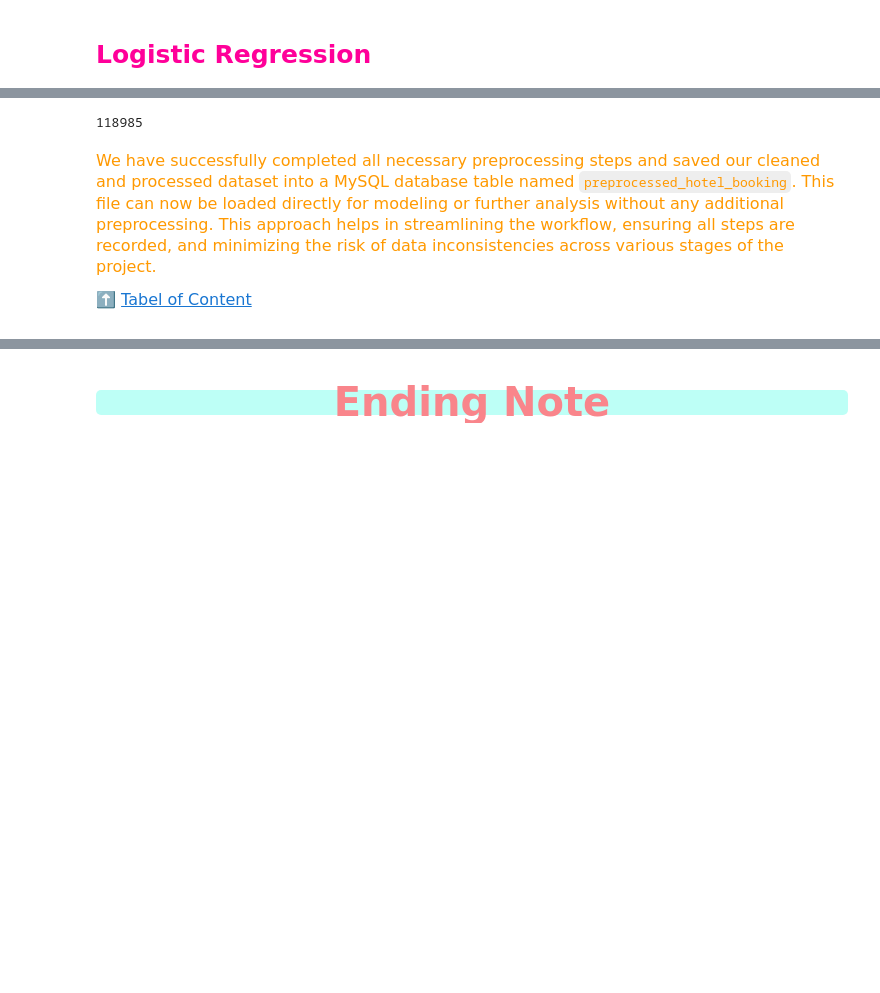
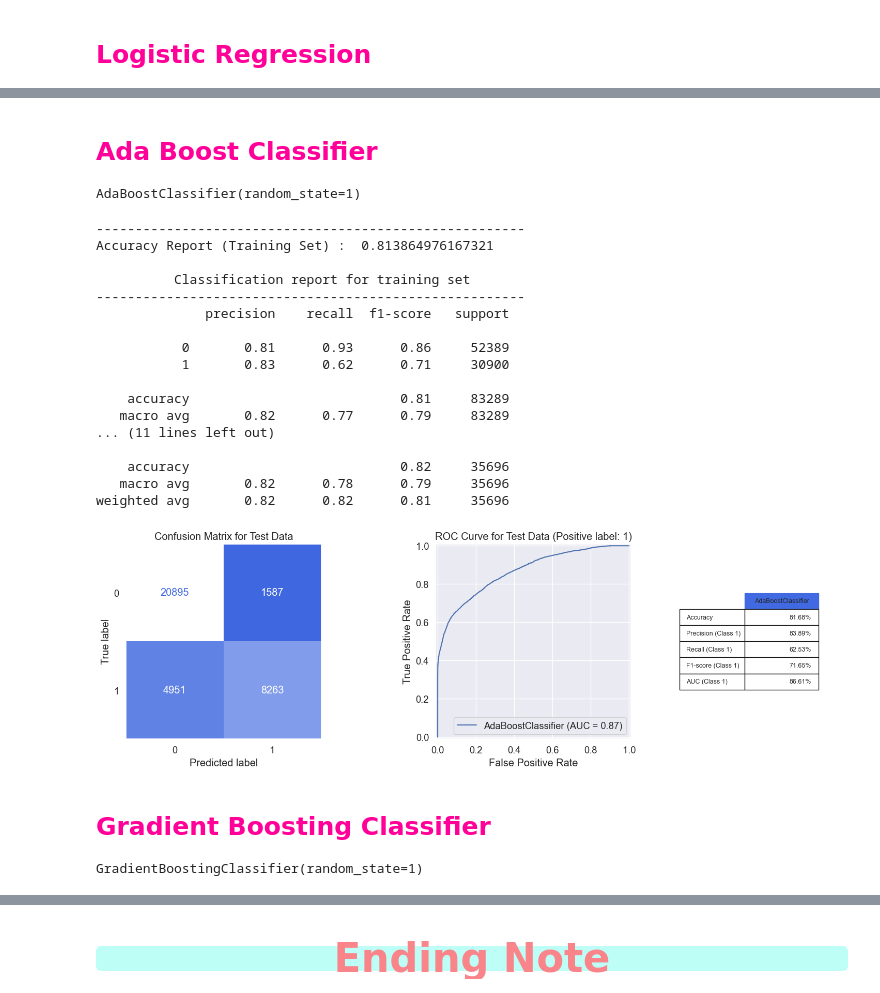
Before and after one commit to mateen-mk/Hotel-Booking-Cancellation-Prediction, a Jupyter notebook: notebooks/04_model_building.ipynb, the cells around one changed output, grey strips where cells are left out. Cells and saved outputs as stored; diff of their text form; code cells hidden in the pictures; blank space fills up the shorter version.

```diff
--- a/notebooks/04_model_building.ipynb
+++ b/notebooks/04_model_building.ipynb
@@ -447,0 +411,3 @@ rfc = RandomForestClassifier()
+# %%
+rfc = RandomForestClassifier(random_state=2)
+rfc.fit(X_train, y_train)
@@ -644,4 +437,0 @@ To ensure consistency and make it easier to use this dataset in subsequent analy
-# %%
-df.to_sql('preprocessed_hotel_booking', engine, index=False, if_exists='replace')
-# %% [output]
-118985
@@ -650,6 +438,36 @@ conn.close()
-# %% [markdown]
-<div style="font-size: 16px; color: #ff9900; font-family: 'Comic Sans MS';">
-
-We have successfully completed all necessary preprocessing steps and saved our cleaned and processed dataset into a MySQL database table named `preprocessed_hotel_booking`. This file can now be loaded directly for modeling or further analysis without any additional preprocessing. This approach helps in streamlining the workflow, ensuring all steps are recorded, and minimizing the risk of data inconsistencies across various stages of the project.
-
-⬆️ [Tabel of Content](#0)
+# %% [markdown]
+### <div id = '4.5' style = "font-size : 25px; color : #ff0099; font-family : 'Comic Sans MS'; "><strong>Ada Boost Classifier</strong>
+# %%
+ada = AdaBoostClassifier(random_state=1)
+ada.fit(X_train, y_train)
+# %% [output]
+AdaBoostClassifier(random_state=1)
+# %%
+model = 'AdaBoostClassifier'
+model_evaluation(ada, X_train, X_test, y_train, y_test, model)
+# %% [output]
+-------------------------------------------------------
+Accuracy Report (Training Set) :  0.813864976167321
+
+          Classification report for training set
+-------------------------------------------------------
+              precision    recall  f1-score   support
+
+           0       0.81      0.93      0.86     52389
+           1       0.83      0.62      0.71     30900
+
+    accuracy                           0.81     83289
+   macro avg       0.82      0.77      0.79     83289
+... (11 lines left out)
+
+    accuracy                           0.82     35696
+   macro avg       0.82      0.78      0.79     35696
+weighted avg       0.82      0.82      0.81     35696
+[figure, added]
+# %% [markdown]
+### <div id = '4.6' style = "font-size : 25px; color : #ff0099; font-family : 'Comic Sans MS'; "><strong>Gradient Boosting Classifier</strong>
+# %%
+gb = GradientBoostingClassifier(random_state=1)
+gb.fit(X_train, y_train)
+# %% [output]
+GradientBoostingClassifier(random_state=1)
```
Also changed, not shown: parts of 64 cells of this notebook.
